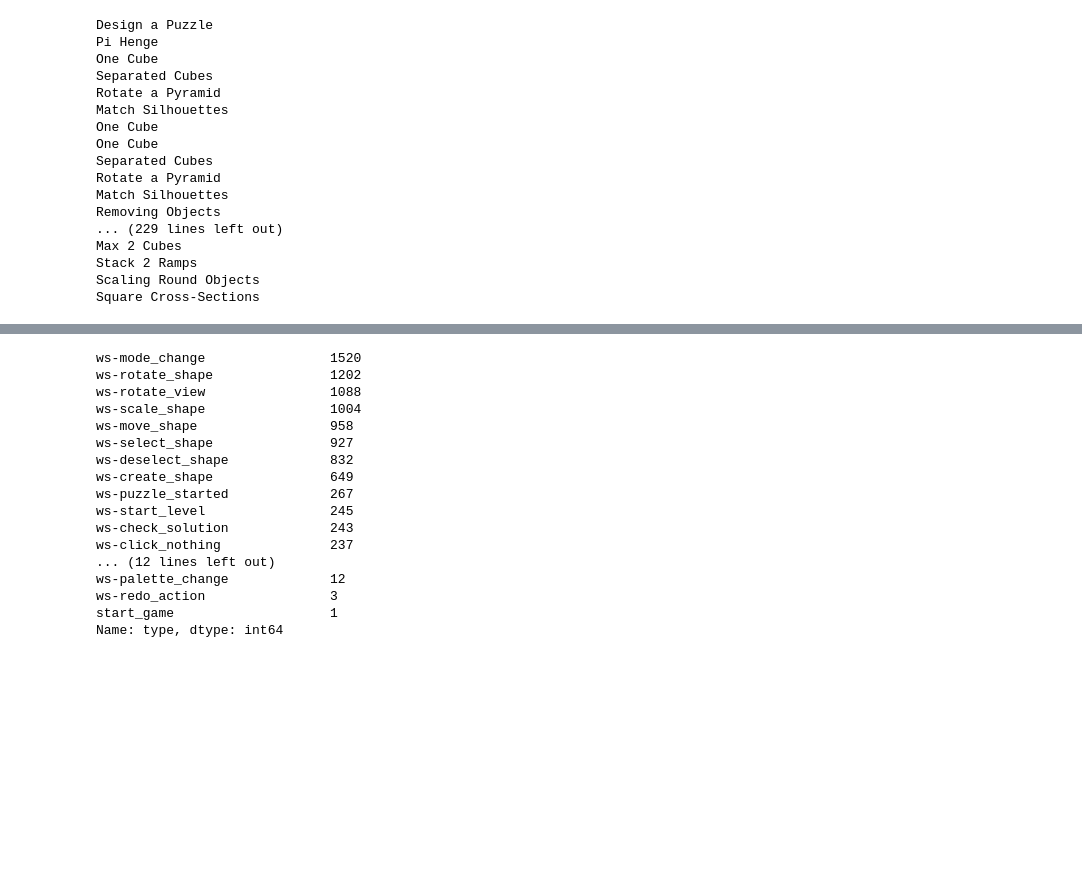
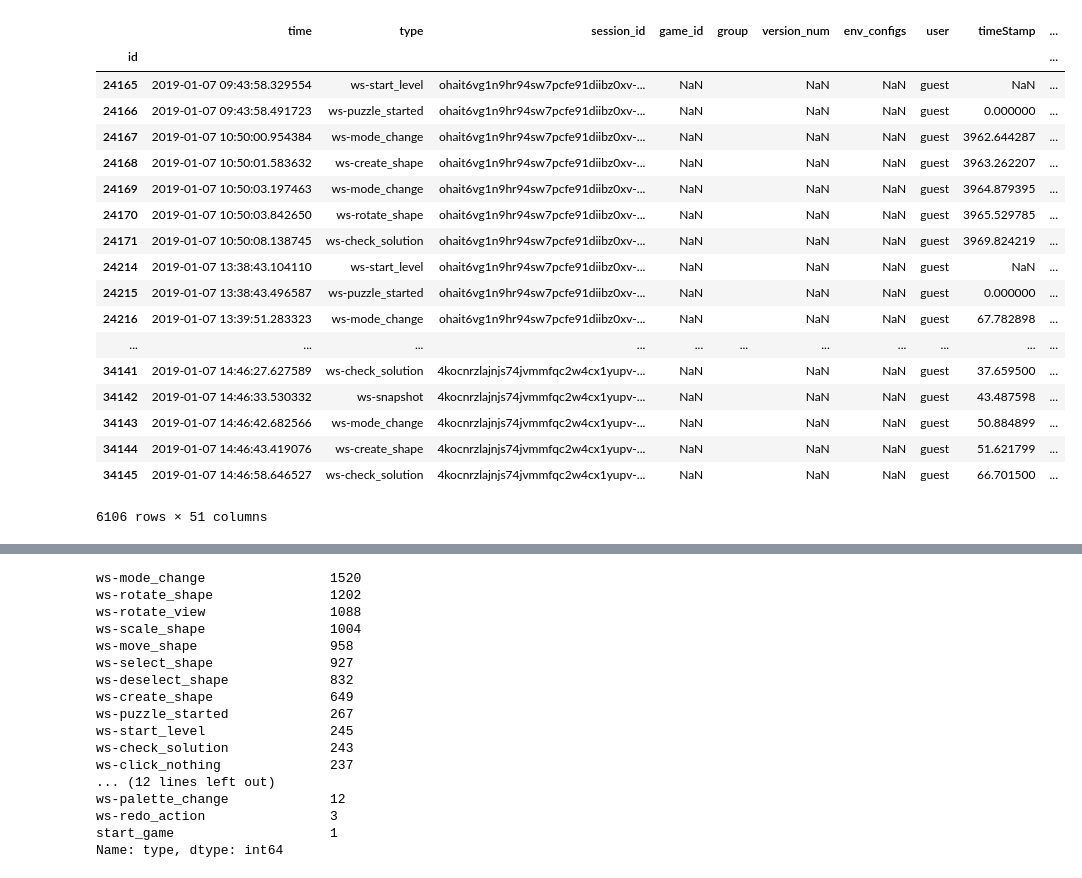
Before and after one commit to jonespm/LAKHackaton19_Shadowspect, a Jupyter notebook: Matt_Hackathon.ipynb, the cells around one changed output, grey strips where cells are left out. Drawn from its saved outputs; the diff is of its cells as text; code cells hidden in the pictures; blank space fills up the shorter version.

```diff
--- a/Matt_Hackathon.ipynb
+++ b/Matt_Hackathon.ipynb
@@ -12,7 +12,7 @@ playtest_files = ["2018-11-14_Playtest/anonymized_playtest5_data.csv", "2019-01-
 playtests = []
 
 for playtest in playtest_files:
-    playtests.append(pd.read_csv(playtest, sep=";"))
+    playtests.append(pd.read_csv(playtest, sep=";", index_col=0))
 
 # Set the playtest index we want to focus on
 playtest = 1
@@ -40,10 +40,13 @@ pd.set_option('display.max_columns', None)
 pd.set_option('display.max_colwidth', -1)
 #all_playtest_data = pd.concat([playtest5_data, playtest6_data, playtest7_data])
 all_playtest_data = pd.concat([playtests[playtest]])
-all_playtest_data = all_playtest_data.combine_first(pd.io.json.json_normalize(all_playtest_data.data.apply(json.loads)))
+
+#all_playtest_data = all_playtest_data.join(all_playtest_data['data'].map(json.loads).apply(pd.Series).add_prefix('data.')).drop(["data"], axis=1)
+all_playtest_data = all_playtest_data.join(all_playtest_data['data'].map(json.loads).apply(pd.Series)).drop(["data"], axis=1)
 # %%
 # puzzleDict[user~puzzle_id] = {}
 puzzleDict = {}
+frames = []
 
 # For each session
 for user in all_playtest_data['session_id'].unique():
@@ -52,10 +55,11 @@ for user in all_playtest_data['session_id'].unique():
     activePuzzle = None
     for enum, event in user_events.iterrows():
         #print(('{} - {}').format(event['time'], event['type']))
-
+        # Keep track of all frames we've looked at
         if(event['type'] == 'ws-start_level'):
             activePuzzle = event['task_id']
-            print (activePuzzle)
+            frames.clear()
+
 
         # If they are not playing a puzzle we do not do anything and continue
         if(activePuzzle is None):
@@ -63,27 +67,17 @@ for user in all_playtest_data['session_id'].unique():
 
     # Analyze when puzzle is finished or user left
         # Measure time, attempts, completion and actions
-        if(event['type'] in ['ws-puzzle_complete', 'ws-exit_to_menu', 'ws-disconnect']):
-            #print('\\finish\\')
+        if(event['type'] in ['ws-exit_to_menu', 'ws-disconnect']):
+            # This was incomplete so don't reset the active puzzle
             activePuzzle = None
+            frames.clear()
+
+        elif (event['type'] in ['ws-puzzle_complete']):
+            # This was a correct solution! We need to mark all of these frames as correct
+            for frame in frames:
+                all_playtest_data.at[frame, 'completed'] = True
+
         else:
-            # Set the active puzzle to be this one
+            # Set the active puzzle to be this one we're looking at
             all_playtest_data.at[enum, 'task_id'] = activePuzzle
+            frames.append(enum)
-# %% [output]
-Design a Puzzle
-Pi Henge
-One Cube
-Separated Cubes
-Rotate a Pyramid
-Match Silhouettes
-One Cube
-One Cube
-Separated Cubes
-Rotate a Pyramid
-Match Silhouettes
-Removing Objects
-... (229 lines left out)
-Max 2 Cubes
-Stack 2 Ramps
-Scaling Round Objects
-Square Cross-Sections
@@ -92,3 +84,28 @@ all_playtest_data['time'] = pd.to_datetime(all_playtest_data['time'])
+# %%
+# This was part of a failed effort to get the only the data for completed attempts
+
+all_playtest_data['time'] = pd.to_datetime(all_playtest_data['time'])
+all_playtest_data.query('completed == True')
+# %% [output]
+|  | time | type | session_id | game_id | group | version_num | env_configs | user | timeStamp | ... |
+| id |  |  |  |  |  |  |  |  |  | ... |
+| 24165 | 2019-01-07 09:43:58.329554 | ws-start_level | ohait6vg1n9hr94sw7pcfe91diibz0xv-... | NaN |  | NaN | NaN | guest | NaN | ... |
+| 24166 | 2019-01-07 09:43:58.491723 | ws-puzzle_started | ohait6vg1n9hr94sw7pcfe91diibz0xv-... | NaN |  | NaN | NaN | guest | 0.000000 | ... |
+| 24167 | 2019-01-07 10:50:00.954384 | ws-mode_change | ohait6vg1n9hr94sw7pcfe91diibz0xv-... | NaN |  | NaN | NaN | guest | 3962.644287 | ... |
+| 24168 | 2019-01-07 10:50:01.583632 | ws-create_shape | ohait6vg1n9hr94sw7pcfe91diibz0xv-... | NaN |  | NaN | NaN | guest | 3963.262207 | ... |
+| 24169 | 2019-01-07 10:50:03.197463 | ws-mode_change | ohait6vg1n9hr94sw7pcfe91diibz0xv-... | NaN |  | NaN | NaN | guest | 3964.879395 | ... |
+| 24170 | 2019-01-07 10:50:03.842650 | ws-rotate_shape | ohait6vg1n9hr94sw7pcfe91diibz0xv-... | NaN |  | NaN | NaN | guest | 3965.529785 | ... |
+| 24171 | 2019-01-07 10:50:08.138745 | ws-check_solution | ohait6vg1n9hr94sw7pcfe91diibz0xv-... | NaN |  | NaN | NaN | guest | 3969.824219 | ... |
+| 24214 | 2019-01-07 13:38:43.104110 | ws-start_level | ohait6vg1n9hr94sw7pcfe91diibz0xv-... | NaN |  | NaN | NaN | guest | NaN | ... |
+| 24215 | 2019-01-07 13:38:43.496587 | ws-puzzle_started | ohait6vg1n9hr94sw7pcfe91diibz0xv-... | NaN |  | NaN | NaN | guest | 0.000000 | ... |
+| 24216 | 2019-01-07 13:39:51.283323 | ws-mode_change | ohait6vg1n9hr94sw7pcfe91diibz0xv-... | NaN |  | NaN | NaN | guest | 67.782898 | ... |
+| ... | ... | ... | ... | ... | ... | ... | ... | ... | ... | ... |
+| 34141 | 2019-01-07 14:46:27.627589 | ws-check_solution | 4kocnrzlajnjs74jvmmfqc2w4cx1yupv-... | NaN |  | NaN | NaN | guest | 37.659500 | ... |
+| 34142 | 2019-01-07 14:46:33.530332 | ws-snapshot | 4kocnrzlajnjs74jvmmfqc2w4cx1yupv-... | NaN |  | NaN | NaN | guest | 43.487598 | ... |
+| 34143 | 2019-01-07 14:46:42.682566 | ws-mode_change | 4kocnrzlajnjs74jvmmfqc2w4cx1yupv-... | NaN |  | NaN | NaN | guest | 50.884899 | ... |
+| 34144 | 2019-01-07 14:46:43.419076 | ws-create_shape | 4kocnrzlajnjs74jvmmfqc2w4cx1yupv-... | NaN |  | NaN | NaN | guest | 51.621799 | ... |
+| 34145 | 2019-01-07 14:46:58.646527 | ws-check_solution | 4kocnrzlajnjs74jvmmfqc2w4cx1yupv-... | NaN |  | NaN | NaN | guest | 66.701500 | ... |
+6106 rows × 51 columns
 # %%
 all_attempts = all_playtest_data.task_id.value_counts()
 # %%
```
Also changed, not shown: parts of 4 cells of this notebook.
